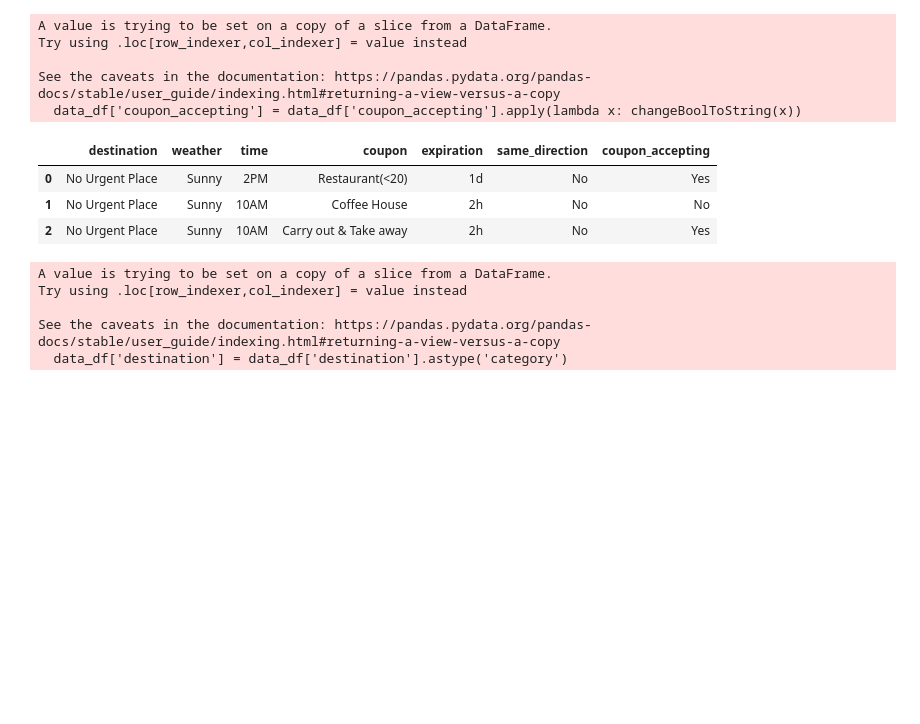
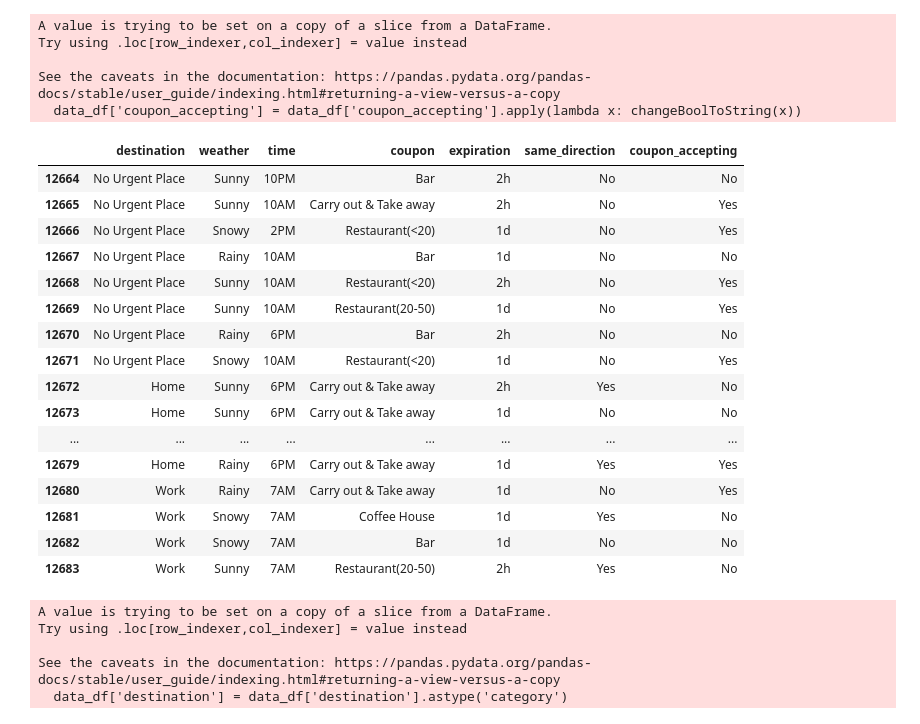
Before and after one commit to ChungWasawat/dtc_mlops_project, a Jupyter notebook: code/eda/eda in-vehicle recommendation.ipynb, the cells around one changed output. Drawn from its saved outputs; the diff is of its cells as text; code cells hidden in the pictures; blank space fills up the shorter version.

```diff
--- a/code/eda/eda in-vehicle recommendation.ipynb
+++ b/code/eda/eda in-vehicle recommendation.ipynb
@@ -267,12 +267,25 @@ Try using .loc[row_indexer,col_indexer] = value instead
 See the caveats in the documentation: https://pandas.pydata.org/pandas-docs/stable/user_guide/indexing.html#returning-a-view-versus-a-copy
   data_df['coupon_accepting'] = data_df['coupon_accepting'].apply(lambda x: changeBoolToString(x))
 # %%
- data_df.head(3)
+ data_df.tail(20)
 # %% [output]
 |  | destination | weather | time | coupon | expiration | same_direction | coupon_accepting |
-| 0 | No Urgent Place | Sunny | 2PM | Restaurant(<20) | 1d | No | Yes |
-| 1 | No Urgent Place | Sunny | 10AM | Coffee House | 2h | No | No |
-| 2 | No Urgent Place | Sunny | 10AM | Carry out & Take away | 2h | No | Yes |
+| 12664 | No Urgent Place | Sunny | 10PM | Bar | 2h | No | No |
+| 12665 | No Urgent Place | Sunny | 10AM | Carry out & Take away | 2h | No | Yes |
+| 12666 | No Urgent Place | Snowy | 2PM | Restaurant(<20) | 1d | No | Yes |
+| 12667 | No Urgent Place | Rainy | 10AM | Bar | 1d | No | No |
+| 12668 | No Urgent Place | Sunny | 10AM | Restaurant(<20) | 2h | No | Yes |
+| 12669 | No Urgent Place | Sunny | 10AM | Restaurant(20-50) | 1d | No | Yes |
+| 12670 | No Urgent Place | Rainy | 6PM | Bar | 2h | No | No |
+| 12671 | No Urgent Place | Snowy | 10AM | Restaurant(<20) | 1d | No | Yes |
+| 12672 | Home | Sunny | 6PM | Carry out & Take away | 2h | Yes | No |
+| 12673 | Home | Sunny | 6PM | Carry out & Take away | 1d | No | No |
+| ... | ... | ... | ... | ... | ... | ... | ... |
+| 12679 | Home | Rainy | 6PM | Carry out & Take away | 1d | Yes | Yes |
+| 12680 | Work | Rainy | 7AM | Carry out & Take away | 1d | No | Yes |
+| 12681 | Work | Snowy | 7AM | Coffee House | 1d | Yes | No |
+| 12682 | Work | Snowy | 7AM | Bar | 1d | No | No |
+| 12683 | Work | Sunny | 7AM | Restaurant(20-50) | 2h | Yes | No |
 # %%
 data_df['destination'] = data_df['destination'].astype('category')
 # %% [output]
```
Also changed, not shown: parts of 7 cells of this notebook, 4 other files.
